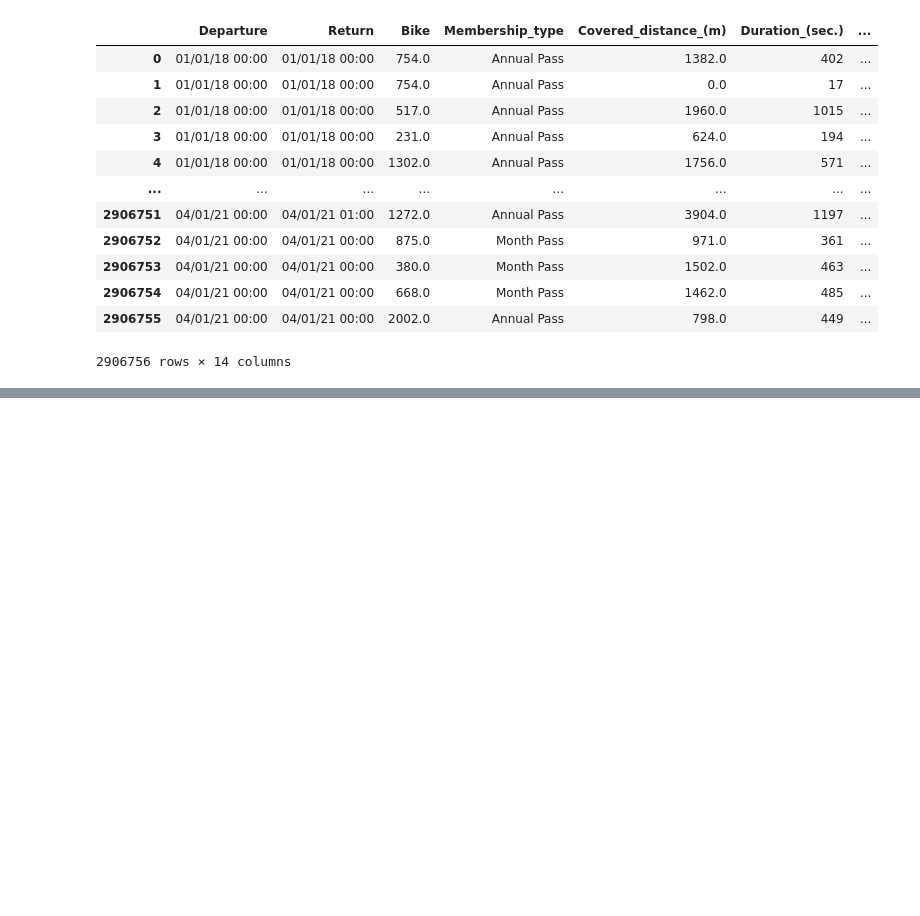
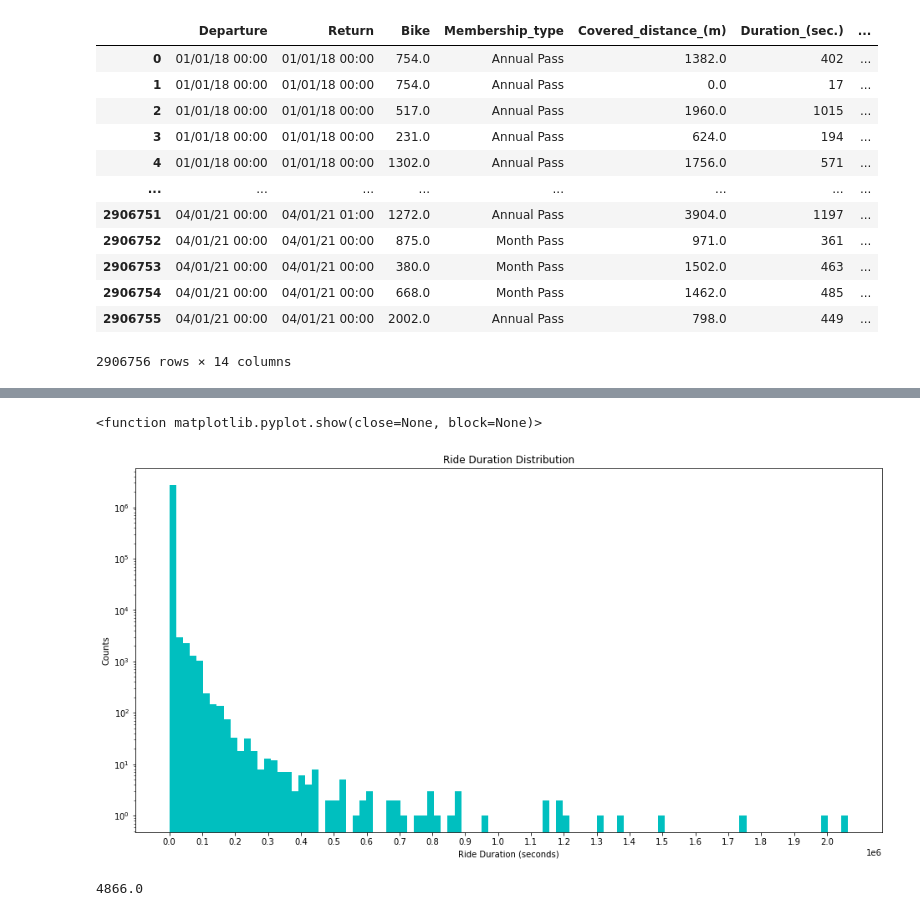
Before and after one commit to JordanFortney/mobiBikeAnalysisCoV, a Jupyter notebook: mobiBikeAnalysisCoV.ipynb, the cells around one changed output, grey strips where cells are left out. Cells and saved outputs as stored; diff of their text form; code cells hidden in the pictures; blank space fills up the shorter version.

```diff
--- a/mobiBikeAnalysisCoV.ipynb
+++ b/mobiBikeAnalysisCoV.ipynb
@@ -181 +197,22 @@ mobiDF
+# %%
+q99 = mobiDF['Covered_distance_(m)'].quantile(0.99)
+indexNames = mobiDF[mobiDF['Covered_distance_(m)'] > q99].index
+mobiDF.drop(indexNames, inplace = True)
+# %%
+plt.figure(figsize = (16,8))
+plt.title('Ride Duration Distribution')
+plt.xlabel('Ride Duration (seconds)')
+plt.ylabel('Counts')
+plt.hist(mobiDF['Duration_(sec.)'], color = 'c', log = True, bins = 100)
+plt.xticks(range(0,int(max(mobiDF['Duration_(sec.)'])),100000))
+plt.show
+# %% [output]
+<function matplotlib.pyplot.show(close=None, block=None)>
+[figure, added]
+# %%
+q99 = mobiDF['Duration_(sec.)'].quantile(0.99)
+indexNames = mobiDF[mobiDF['Covered_distance_(m)'] > q99].index
+mobiDF.drop(indexNames, inplace = True)
+# %% [output]
+4866.0
 # %%
```
Also changed, not shown: parts of 9 cells of this notebook, 1 other file.
